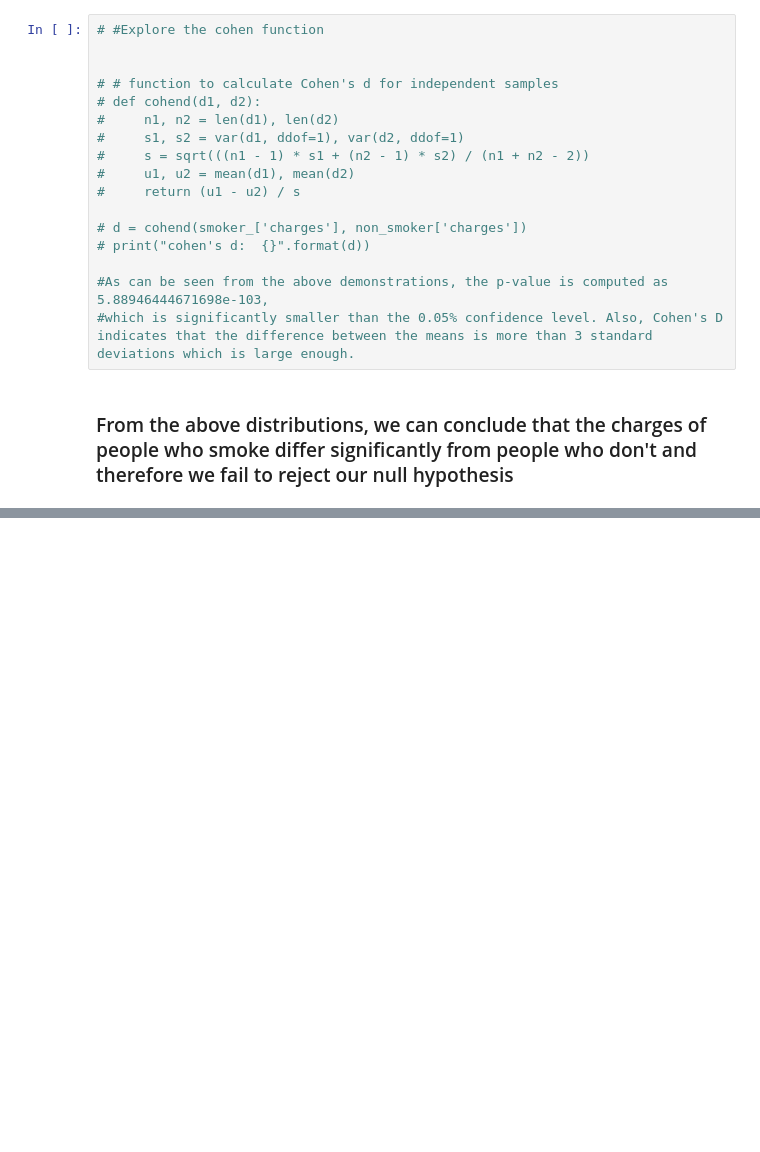
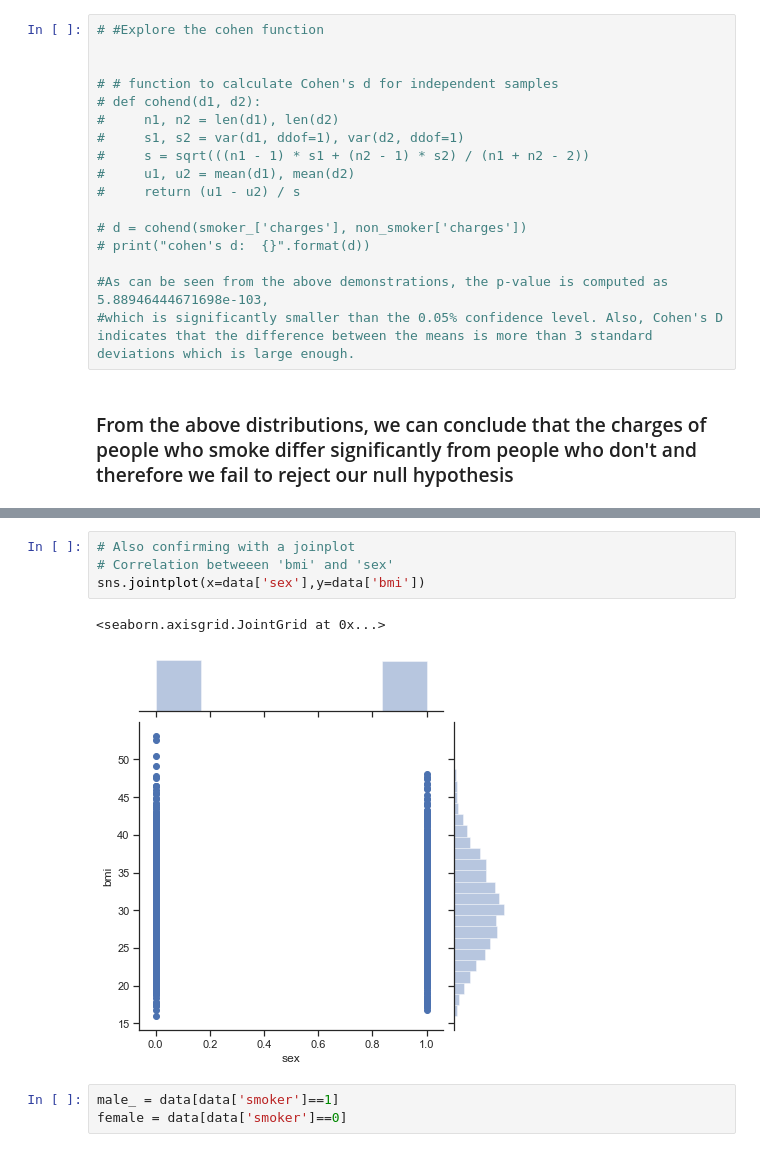
Before and after one commit to sanjaytallolli/TotalDataScience, a Jupyter notebook: Insurance Forecast Stat Mini Project.ipynb, the cells around one changed output, grey strips where cells are left out. Saved outputs shown, nothing was run; the diff lists cells and outputs as text; blank space fills up the shorter version.

```diff
--- a/Insurance Forecast Stat Mini Project.ipynb
+++ b/Insurance Forecast Stat Mini Project.ipynb
@@ -442,0 +474,10 @@ smoker_
+# %%
+# Also confirming with a joinplot
+# Correlation betweeen 'bmi' and 'sex'
+sns.jointplot(x=data['sex'],y=data['bmi'])
+# %% [output]
+<seaborn.axisgrid.JointGrid at 0x...>
+[figure, added]
+# %%
+male_ = data[data['smoker']==1]
+female = data[data['smoker']==0]
```
Also changed, not shown: parts of 41 cells of this notebook.
